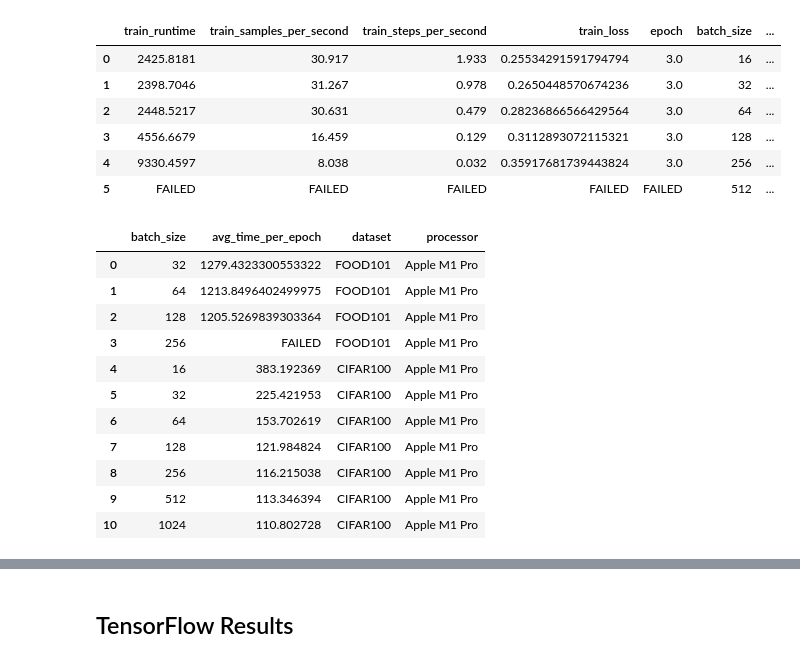
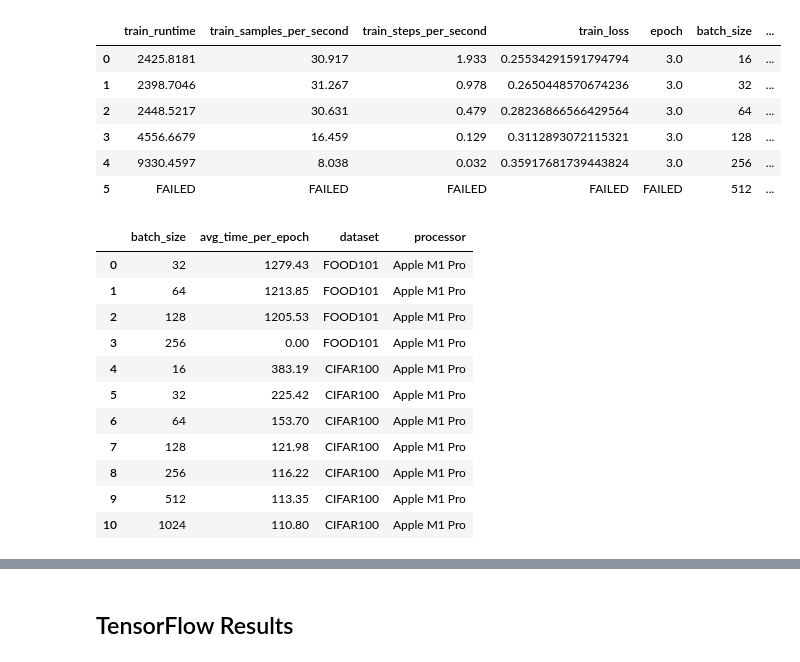
Before and after one commit to mrdbourke/mac-ml-speed-test, a Jupyter notebook: results_explorer.ipynb, the cells around one changed output, grey strips where cells are left out. Saved outputs shown, nothing was run; the diff lists cells and outputs as text; code cells hidden in the pictures.

```diff
--- a/results_explorer.ipynb
+++ b/results_explorer.ipynb
@@ -58,39 +58,45 @@ pytorch_results_nlp_df
 # %%
 # PyTorch CV CIFAR100
 
 # Get all csv files in PyTorch CV results directory
 pytorch_results_cv_files = list(results_pytorch_cv.glob("*.csv"))
 
 # Open each csv file as a DataFrame and add the name of processor to the DataFrame
 pytorch_results_cv_dfs = []
 for file in pytorch_results_cv_files:
     df = pd.read_csv(file)
     if "CIFAR100" in str(file.stem):
         df["dataset"] = "CIFAR100"
         df["processor"] = str(file.stem).split("CIFAR100")[0].replace("_", " ").strip()
 
     if "FOOD101" in str(file.stem):
         df["dataset"] = "FOOD101"
         df["processor"] = str(file.stem).split("FOOD101")[0].replace("_", " ").strip()
 
     pytorch_results_cv_dfs.append(df)
 
 # Combine all csv files into one dataframe
 pytorch_results_cv_df = pd.concat(
     pytorch_results_cv_dfs, ignore_index=True
 )
 
+# Replace values in avg_time_per_epoch column with None if they == "FAILED"
+pytorch_results_cv_df.loc[
+    pytorch_results_cv_df["avg_time_per_epoch"] == "FAILED", "avg_time_per_epoch"
+] = 0.0
+
+pytorch_results_cv_df["avg_time_per_epoch"] = pytorch_results_cv_df["avg_time_per_epoch"].astype(float).round(2)
 pytorch_results_cv_df
 # %% [output]
 |  | batch_size | avg_time_per_epoch | dataset | processor |
-| 0 | 32 | 1279.4323300553322 | FOOD101 | Apple M1 Pro |
-| 1 | 64 | 1213.8496402499975 | FOOD101 | Apple M1 Pro |
-| 2 | 128 | 1205.5269839303364 | FOOD101 | Apple M1 Pro |
-| 3 | 256 | FAILED | FOOD101 | Apple M1 Pro |
-| 4 | 16 | 383.192369 | CIFAR100 | Apple M1 Pro |
-| 5 | 32 | 225.421953 | CIFAR100 | Apple M1 Pro |
-| 6 | 64 | 153.702619 | CIFAR100 | Apple M1 Pro |
-| 7 | 128 | 121.984824 | CIFAR100 | Apple M1 Pro |
-| 8 | 256 | 116.215038 | CIFAR100 | Apple M1 Pro |
-| 9 | 512 | 113.346394 | CIFAR100 | Apple M1 Pro |
-| 10 | 1024 | 110.802728 | CIFAR100 | Apple M1 Pro |
+| 0 | 32 | 1279.43 | FOOD101 | Apple M1 Pro |
+| 1 | 64 | 1213.85 | FOOD101 | Apple M1 Pro |
+| 2 | 128 | 1205.53 | FOOD101 | Apple M1 Pro |
+| 3 | 256 | 0.00 | FOOD101 | Apple M1 Pro |
+| 4 | 16 | 383.19 | CIFAR100 | Apple M1 Pro |
+| 5 | 32 | 225.42 | CIFAR100 | Apple M1 Pro |
+| 6 | 64 | 153.70 | CIFAR100 | Apple M1 Pro |
+| 7 | 128 | 121.98 | CIFAR100 | Apple M1 Pro |
+| 8 | 256 | 116.22 | CIFAR100 | Apple M1 Pro |
+| 9 | 512 | 113.35 | CIFAR100 | Apple M1 Pro |
+| 10 | 1024 | 110.80 | CIFAR100 | Apple M1 Pro |
```
Also changed, not shown: parts of 3 cells of this notebook.
